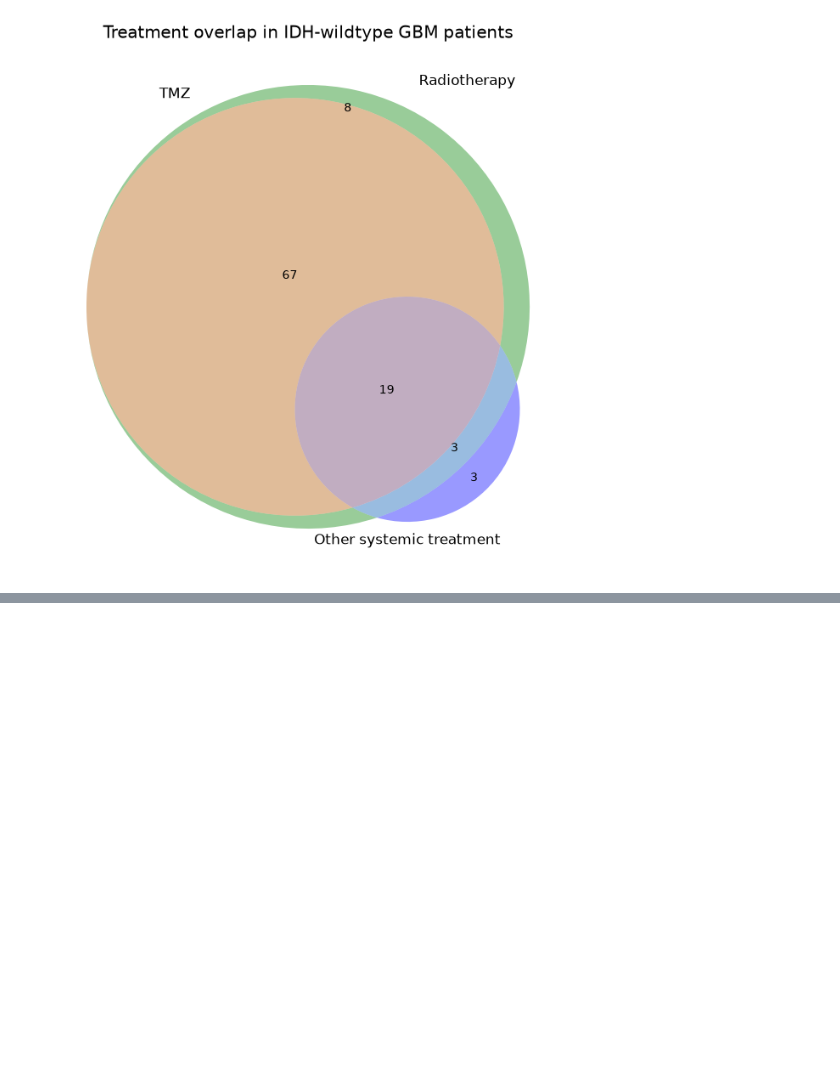
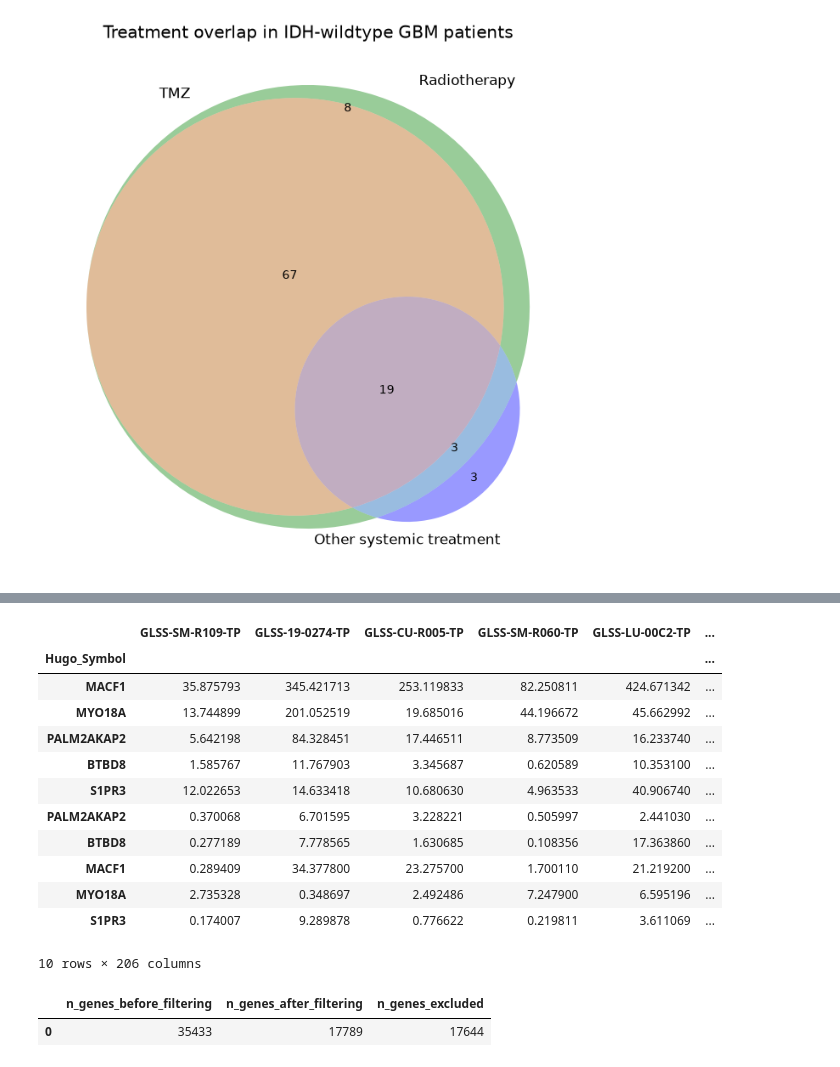
Before and after one commit to zuhany/cell_lines_pv_26, a Jupyter notebook: notebooks/GLASS.ipynb, the cells around one changed output, grey strips where cells are left out. Drawn from its saved outputs; the diff is of its cells as text; code cells hidden in the pictures; blank space fills up the shorter version.

```diff
--- a/notebooks/GLASS.ipynb
+++ b/notebooks/GLASS.ipynb
@@ -1468,0 +1557,10 @@ plt.show()
+# %%
+n_genes = glass_idhwt_gbm_primary_R1_TPM.index.nunique()
+n_genes_duplicate_ID = int(glass_idhwt_gbm_primary_R1_TPM.index.duplicated().sum())
+duplicate_genes = glass_idhwt_gbm_primary_R1_TPM.loc[glass_idhwt_gbm_primary_R1_TPM.index.duplicated(keep = False)].copy()
+n_tpm_missing = glass_idhwt_gbm_primary_R1_TPM.isna().sum().sum()
+n_tpm_neg = (glass_idhwt_gbm_primary_R1_TPM < 0).sum().sum()
+
+zero_gene_ids = glass_idhwt_gbm_primary_R1_TPM.index[
+    (glass_idhwt_gbm_primary_R1_TPM == 0).all(axis=1)]
+n_genes_zero = len(zero_gene_ids)
@@ -1468,0 +1630,16 @@ plt.show()
+# %%
+duplicate_genes
+# %% [output]
+|  | GLSS-SM-R109-TP | GLSS-19-0274-TP | GLSS-CU-R005-TP | GLSS-SM-R060-TP | GLSS-LU-00C2-TP | ... |
+| Hugo_Symbol |  |  |  |  |  | ... |
+| MACF1 | 35.875793 | 345.421713 | 253.119833 | 82.250811 | 424.671342 | ... |
+| MYO18A | 13.744899 | 201.052519 | 19.685016 | 44.196672 | 45.662992 | ... |
+| PALM2AKAP2 | 5.642198 | 84.328451 | 17.446511 | 8.773509 | 16.233740 | ... |
+| BTBD8 | 1.585767 | 11.767903 | 3.345687 | 0.620589 | 10.353100 | ... |
+| S1PR3 | 12.022653 | 14.633418 | 10.680630 | 4.963533 | 40.906740 | ... |
+| PALM2AKAP2 | 0.370068 | 6.701595 | 3.228221 | 0.505997 | 2.441030 | ... |
+| BTBD8 | 0.277189 | 7.778565 | 1.630685 | 0.108356 | 17.363860 | ... |
+| MACF1 | 0.289409 | 34.377800 | 23.275700 | 1.700110 | 21.219200 | ... |
+| MYO18A | 2.735328 | 0.348697 | 2.492486 | 7.247900 | 6.595196 | ... |
+| S1PR3 | 0.174007 | 9.289878 | 0.776622 | 0.219811 | 3.611069 | ... |
+10 rows × 206 columns
@@ -1468,0 +1656,15 @@ plt.show()
+# %%
+n_genes_before = glass_idhwt_gbm_primary_R1_log2TPM.index.nunique()
+n_genes_after = glass_idhwt_gbm_primary_R1_log2TPM_filtered.index.nunique()
+n_genes_excluded = n_genes_before - n_genes_after
+
+glass_gene_filter_summary = pd.DataFrame({
+    "n_genes_before_filtering": [n_genes_before],
+    "n_genes_after_filtering": [n_genes_after],
+    "n_genes_excluded": [n_genes_excluded],
+})
+
+glass_gene_filter_summary
+# %% [output]
+|  | n_genes_before_filtering | n_genes_after_filtering | n_genes_excluded |
+| 0 | 35433 | 17789 | 17644 |
```
Also changed, not shown: parts of 42 cells of this notebook, 10 other files.
